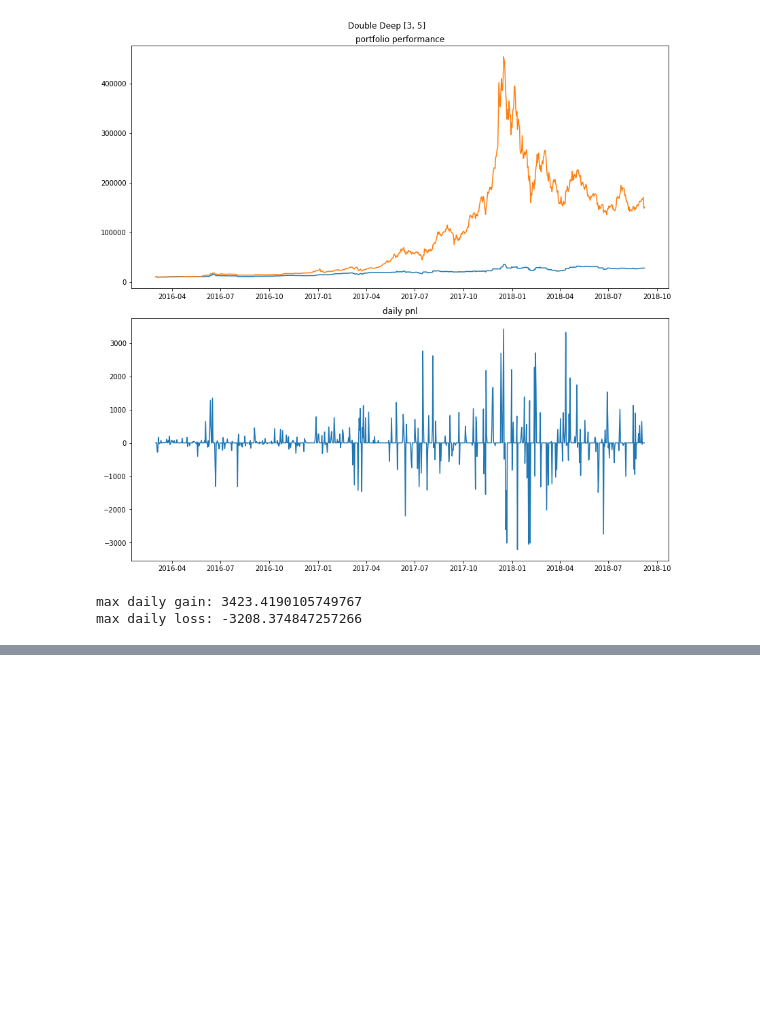
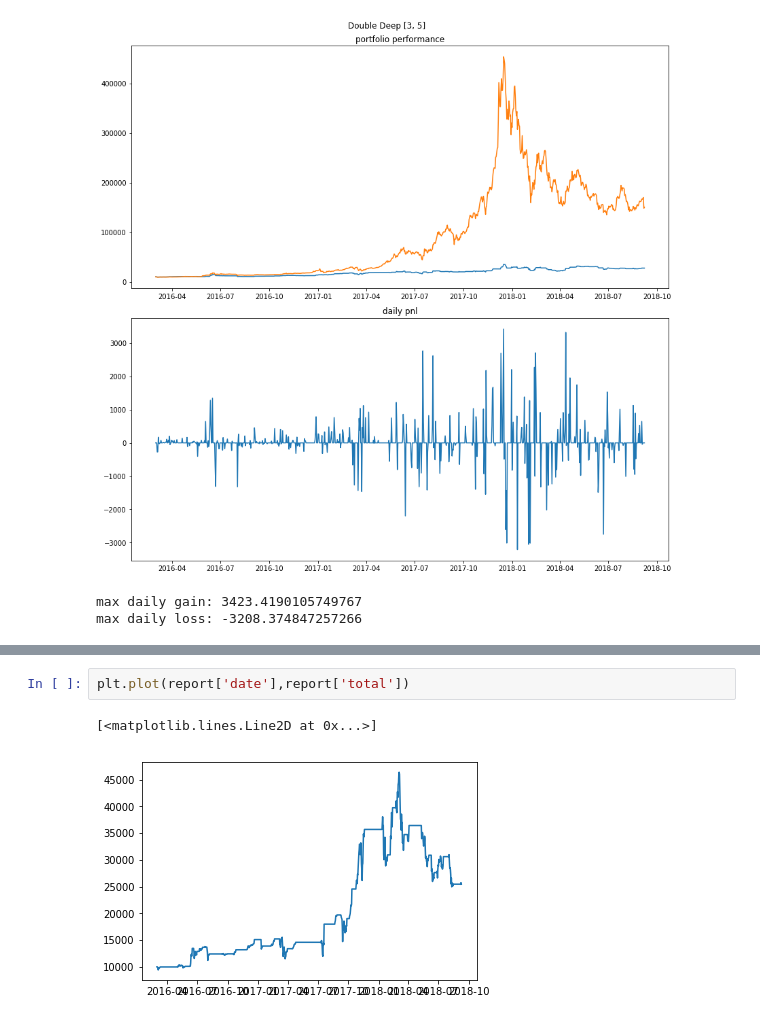
Before and after one commit to MasslessAI/crypto_index, a Jupyter notebook: notebooks/portfolio_strategy_performance_tracking-Data-Base-Data.ipynb, the cells around one changed output, grey strips where cells are left out. Cells and saved outputs as stored; diff of their text form; blank space fills up the shorter version.

```diff
--- a/notebooks/portfolio_strategy_performance_tracking-Data-Base-Data.ipynb
+++ b/notebooks/portfolio_strategy_performance_tracking-Data-Base-Data.ipynb
@@ -176,0 +196,5 @@ max daily loss: -3208.374847257266
+# %%
+plt.plot(report['date'],report['total'])
+# %% [output]
+[<matplotlib.lines.Line2D at 0x...>]
+[figure, added]
```
Also changed, not shown: parts of 11 cells of this notebook, 3 other files.
